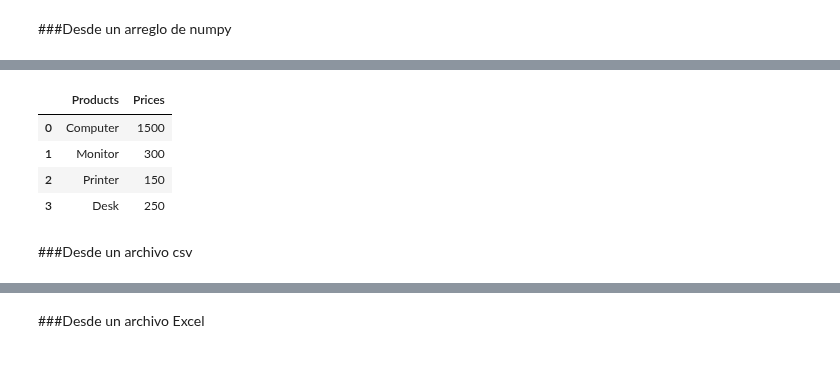
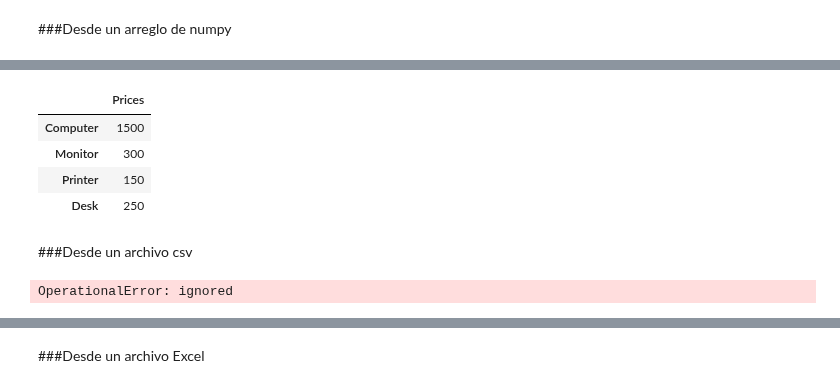
Before and after one commit to jcjimenezb123/ProgramacionPython, a Jupyter notebook: DataFrames.ipynb, the cells around one changed output, grey strips where cells are left out. Saved outputs shown, nothing was run; the diff lists cells and outputs as text; code cells hidden in the pictures.

```diff
--- a/DataFrames.ipynb
+++ b/DataFrames.ipynb
@@ -25,13 +34,13 @@ df
 # %%
-my_dict = {'Computer':1500,'Monitor':300,'Printer':150,'Desk':250}
-df = pd.DataFrame(list(my_dict.items()),columns = ['Products','Prices'])
-
+datos={'Products':['Computer','Monitor','Printer','Desk'],
+       'Prices':[1500,300,150,250]}
+df=pd.DataFrame(datos['Prices'],columns=['Prices'],index=datos['Products'])
 df
 # %% [output]
-|  | Products | Prices |
-| 0 | Computer | 1500 |
-| 1 | Monitor | 300 |
-| 2 | Printer | 150 |
-| 3 | Desk | 250 |
+|  | Prices |
+| Computer | 1500 |
+| Monitor | 300 |
+| Printer | 150 |
+| Desk | 250 |
 # %% [markdown]
 ###Desde un archivo csv
@@ -37,0 +61,12 @@ df
+# %%
+import sqlite3
+conn=sqlite3.connect('bdd.db')
+
+cursor = conn.cursor()
+cursor.execute("DROP TABLE iris")
+print("Table dropped... ")
+conn.commit()
+
+#df.to_sql('iris',conn,index=False)
+# %% [output]
+OperationalError: ignored
```
Also changed, not shown: parts of 13 cells of this notebook.
